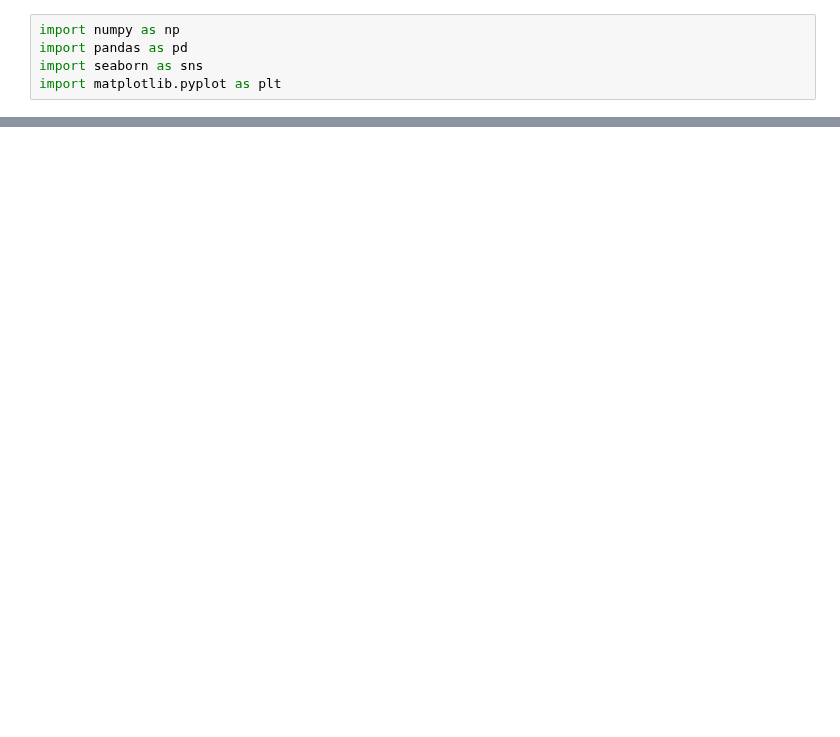
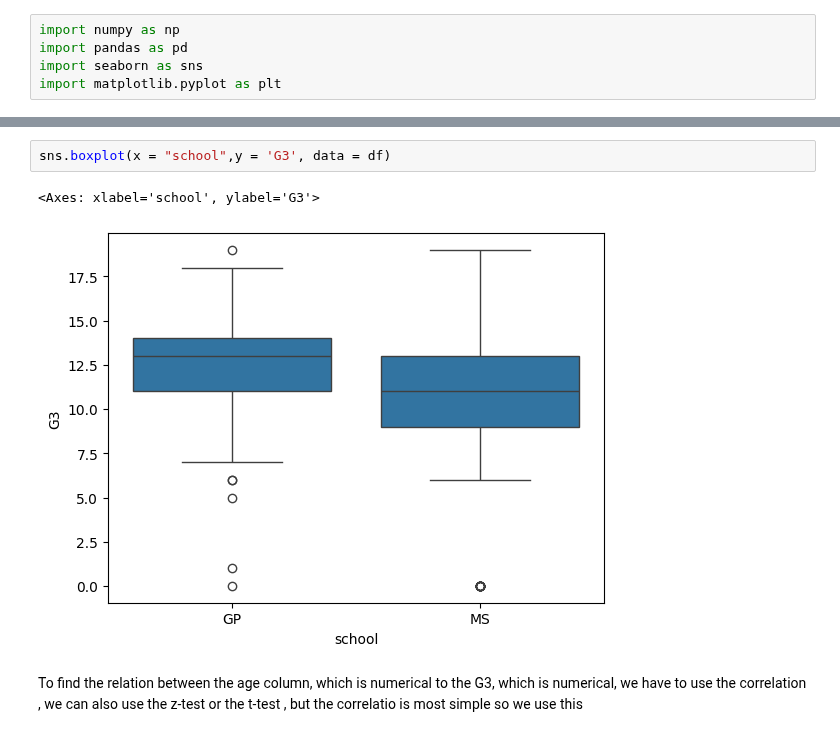
Before and after one commit to sh1vam31/Complete_DataScience, a Jupyter notebook: ML_02_DataPreprocessing2.ipynb, the cells around one changed output, grey strips where cells are left out. Saved outputs shown, nothing was run; the diff lists cells and outputs as text; blank space fills up the shorter version.

```diff
--- a/ML_02_DataPreprocessing2.ipynb
+++ b/ML_02_DataPreprocessing2.ipynb
@@ -23,0 +194,7 @@ df = pd.read_csv('student-por.csv',sep=";")
+# %%
+sns.boxplot(x = "school",y = 'G3', data = df)
+# %% [output]
+<Axes: xlabel='school', ylabel='G3'>
+[figure, added]
+# %% [markdown]
+To find the relation between the age column, which is numerical to the G3, which is numerical, we have to use the correlation , we can also use the z-test or the t-test , but the correlatio is most simple so we use this
```
Also changed, not shown: parts of 13 cells of this notebook.
